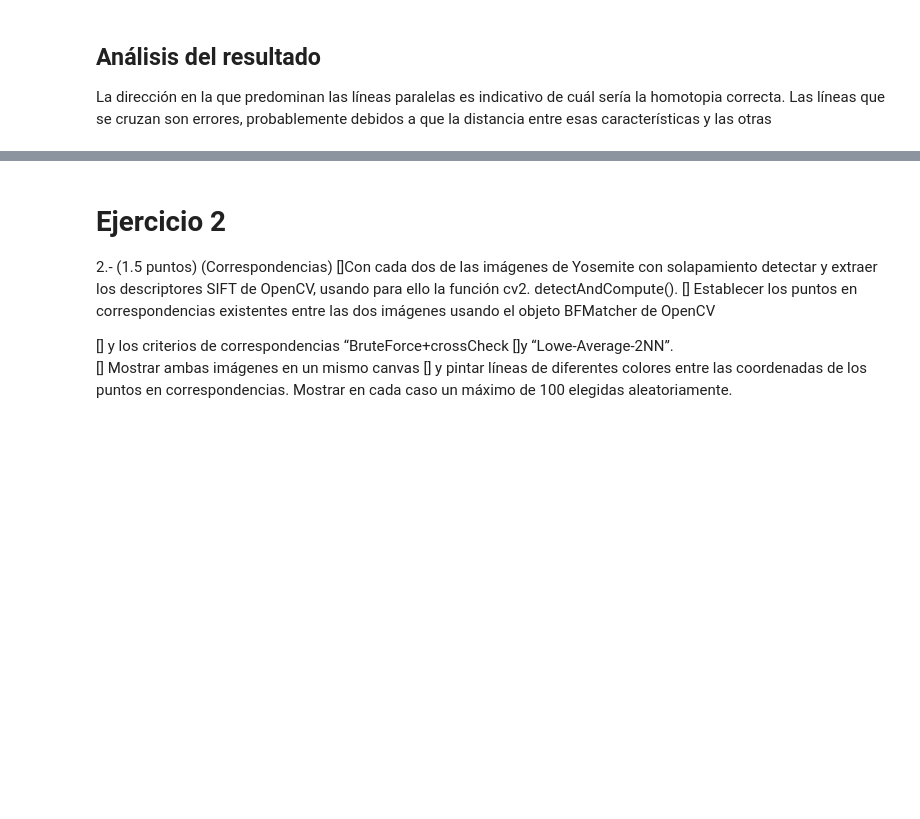
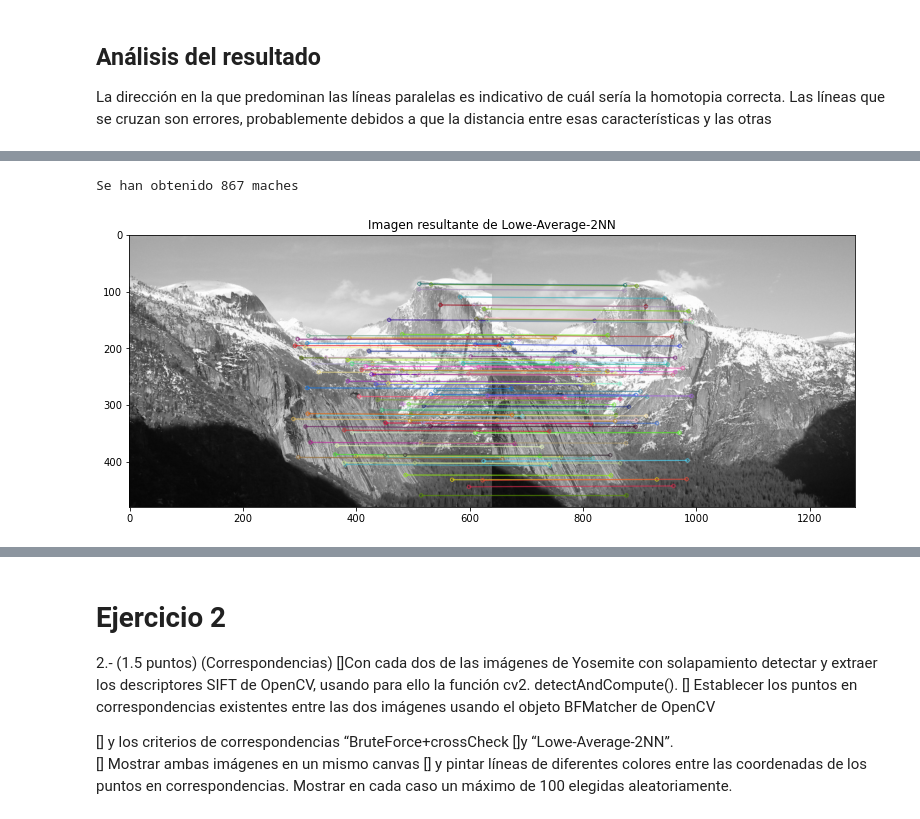
Before and after one commit to BlancaCC/Computer-vision, a Jupyter notebook: practica_2/memoria.ipynb, the cells around one changed output, grey strips where cells are left out. Cells and saved outputs as stored; diff of their text form; code cells hidden in the pictures; blank space fills up the shorter version.

```diff
--- a/practica_2/memoria.ipynb
+++ b/practica_2/memoria.ipynb
@@ -820,0 +843,40 @@ error: OpenCV(4.5.3) :-1: error: (-3:Internal error) Overload resolution failed,
+# %%
+ratio_thresh = 0.5
+
+sift = cv.SIFT_create()
+
+# buscamos los keypoints y los descriptores
+kp1, des1 = sift.detectAndCompute(img_yosemite1,None)
+kp2, des2 = sift.detectAndCompute(img_yosemite2,None)
+
+# ya no es necesario aplicar el crossCheck
+# TODO quizás fuera interesante comparar qué pasaría si se aplicara
+bf = cv.BFMatcher()
+matches = np.array(bf.knnMatch(des1,des2, k=2))
+
+# Apply ratio test
+good = []
+for m,n in matches:
+    if m.distance < ratio_thresh*n.distance:
+        good.append(m)
+
+# cv2.drawMatchesKnn expects list of lists as matches.
+
+print(f'Se han obtenido {len(good)} maches')
+good = np.array(good)
+
+np.random.seed(1) #semilla
+randomMatches = np.random.choice(good, 100, False).reshape(-1,1)
+
+img3 = cv.drawMatchesKnn(
+    img_yosemite1,kp1,
+    img_yosemite2,kp2,
+    randomMatches,
+    np.array([]),
+    flags=2
+)
+
+PrintOneImage(img3, 'Imagen resultante de Lowe-Average-2NN')
+# %% [output]
+Se han obtenido 867 maches
+[figure, added]
```
Also changed, not shown: parts of 7 cells of this notebook.
